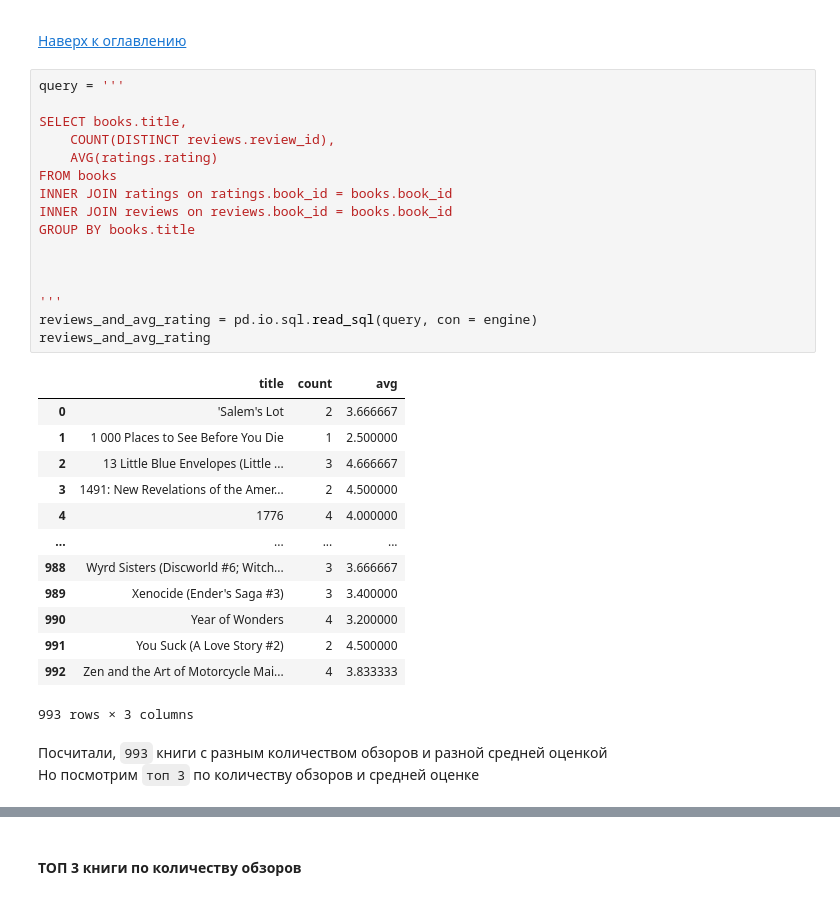
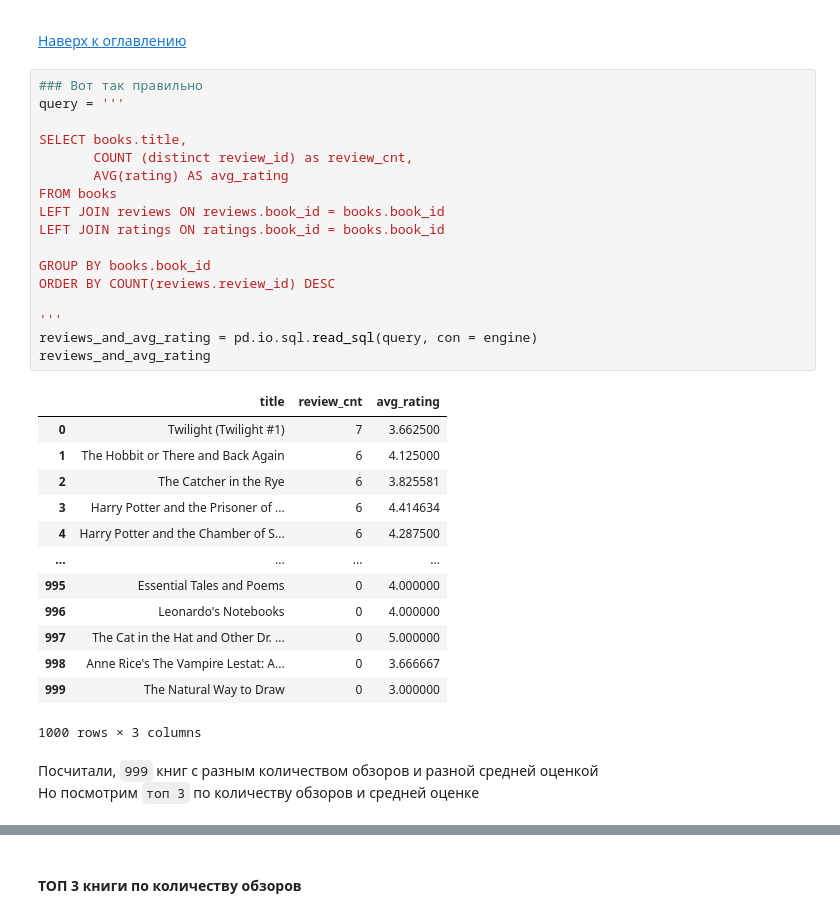
Before and after one commit to magnusred1986/YP_data_analyst_, a Jupyter notebook: 13_3_SQL/13_SQL.ipynb, the cells around one changed output, grey strips where cells are left out. Drawn from its saved outputs; the diff is of its cells as text.

```diff
--- a/13_3_SQL/13_SQL.ipynb
+++ b/13_3_SQL/13_SQL.ipynb
@@ -300,35 +304,36 @@ count_books
 
 [Наверх к оглавлению](#contents)
 # %%
+### Вот так правильно
 query = '''
 
 SELECT books.title,
-    COUNT(DISTINCT reviews.review_id),
-    AVG(ratings.rating)
+       COUNT (distinct review_id) as review_cnt,
+       AVG(rating) AS avg_rating
 FROM books
-INNER JOIN ratings on ratings.book_id = books.book_id
-INNER JOIN reviews on reviews.book_id = books.book_id
-GROUP BY books.title
+LEFT JOIN reviews ON reviews.book_id = books.book_id
+LEFT JOIN ratings ON ratings.book_id = books.book_id
 
-
+GROUP BY books.book_id
+ORDER BY COUNT(reviews.review_id) DESC
 
 '''
 reviews_and_avg_rating = pd.io.sql.read_sql(query, con = engine)
 reviews_and_avg_rating
 # %% [output]
-|  | title | count | avg |
-| 0 | 'Salem's Lot | 2 | 3.666667 |
-| 1 | 1 000 Places to See Before You Die | 1 | 2.500000 |
-| 2 | 13 Little Blue Envelopes (Little ... | 3 | 4.666667 |
-| 3 | 1491: New Revelations of the Amer... | 2 | 4.500000 |
-| 4 | 1776 | 4 | 4.000000 |
+|  | title | review_cnt | avg_rating |
+| 0 | Twilight (Twilight #1) | 7 | 3.662500 |
+| 1 | The Hobbit or There and Back Again | 6 | 4.125000 |
+| 2 | The Catcher in the Rye | 6 | 3.825581 |
+| 3 | Harry Potter and the Prisoner of ... | 6 | 4.414634 |
+| 4 | Harry Potter and the Chamber of S... | 6 | 4.287500 |
 | ... | ... | ... | ... |
-| 988 | Wyrd Sisters (Discworld #6; Witch... | 3 | 3.666667 |
-| 989 | Xenocide (Ender's Saga #3) | 3 | 3.400000 |
-| 990 | Year of Wonders | 4 | 3.200000 |
-| 991 | You Suck (A Love Story #2) | 2 | 4.500000 |
-| 992 | Zen and the Art of Motorcycle Mai... | 4 | 3.833333 |
+| 995 | Essential Tales and Poems | 0 | 4.000000 |
+| 996 | Leonardo's Notebooks | 0 | 4.000000 |
+| 997 | The Cat in the Hat and Other Dr. ... | 0 | 5.000000 |
+| 998 | Anne Rice's The Vampire Lestat: A... | 0 | 3.666667 |
+| 999 | The Natural Way to Draw | 0 | 3.000000 |
-993 rows × 3 columns
+1000 rows × 3 columns
 # %% [markdown]
-Посчитали, `993` книги с разным количеством обзоров и разной средней оценкой
+Посчитали, `999` книг с разным количеством обзоров и разной средней оценкой
 Но посмотрим `топ 3` по количеству обзоров и средней оценке
```
Also changed, not shown: parts of 4 cells of this notebook.
